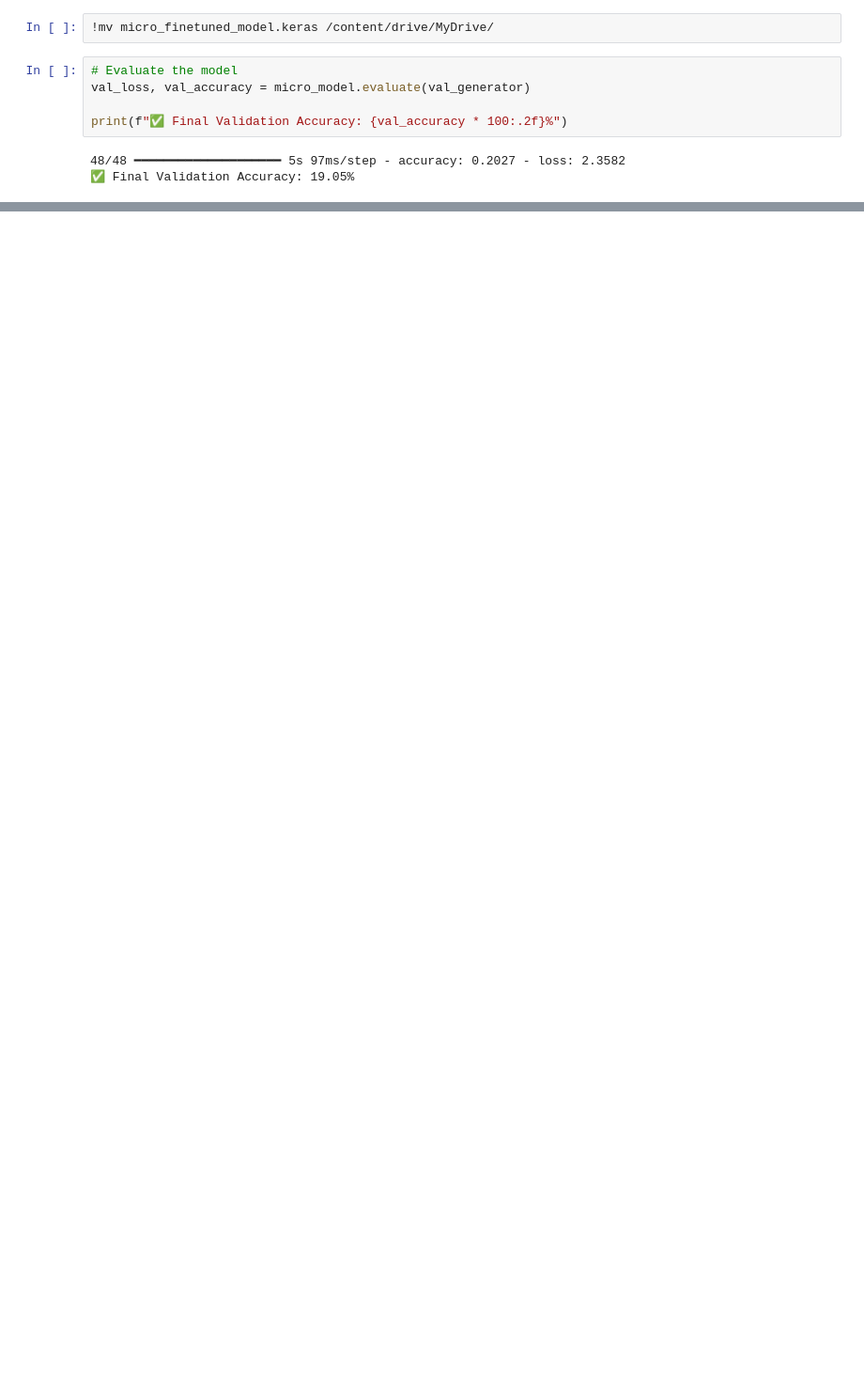
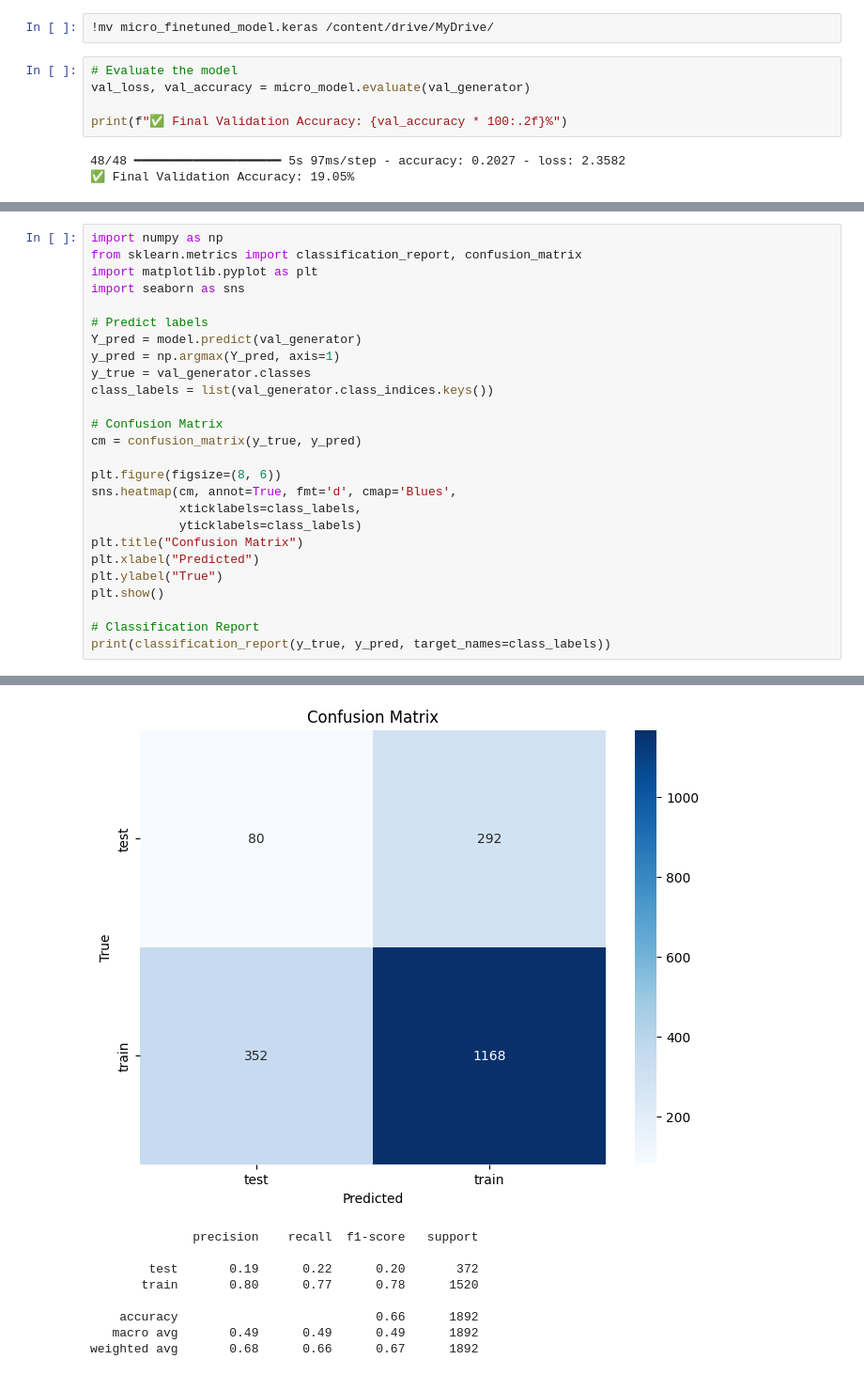
Before and after one commit to dKanikao26/Driver-Safety-Project, a Jupyter notebook: 902_rafdb_Inceptionresnet.ipynb, the cells around one changed output, grey strips where cells are left out. Shown at 94% size. Drawn from its saved outputs; the diff is of its cells as text; blank space fills up the shorter version.

```diff
--- a/902_rafdb_Inceptionresnet.ipynb
+++ b/902_rafdb_Inceptionresnet.ipynb
@@ -405,0 +862,27 @@ print(f"✅ Final Validation Accuracy: {val_accuracy * 100:.2f}%")
+# %%
+import numpy as np
+from sklearn.metrics import classification_report, confusion_matrix
+import matplotlib.pyplot as plt
+import seaborn as sns
+
+# Predict labels
+Y_pred = model.predict(val_generator)
+y_pred = np.argmax(Y_pred, axis=1)
+y_true = val_generator.classes
+class_labels = list(val_generator.class_indices.keys())
+
+# Confusion Matrix
+cm = confusion_matrix(y_true, y_pred)
+
+plt.figure(figsize=(8, 6))
+sns.heatmap(cm, annot=True, fmt='d', cmap='Blues',
+            xticklabels=class_labels,
+            yticklabels=class_labels)
+plt.title("Confusion Matrix")
+plt.xlabel("Predicted")
+plt.ylabel("True")
+plt.show()
+
+# Classification Report
+print(classification_report(y_true, y_pred, target_names=class_labels))
+# %% [output]
@@ -405,0 +890,9 @@ print(f"✅ Final Validation Accuracy: {val_accuracy * 100:.2f}%")
+[figure, added]
+              precision    recall  f1-score   support
+
+        test       0.19      0.22      0.20       372
+       train       0.80      0.77      0.78      1520
+
+    accuracy                           0.66      1892
+   macro avg       0.49      0.49      0.49      1892
+weighted avg       0.68      0.66      0.67      1892
```
Also changed, not shown: parts of 40 cells of this notebook.
